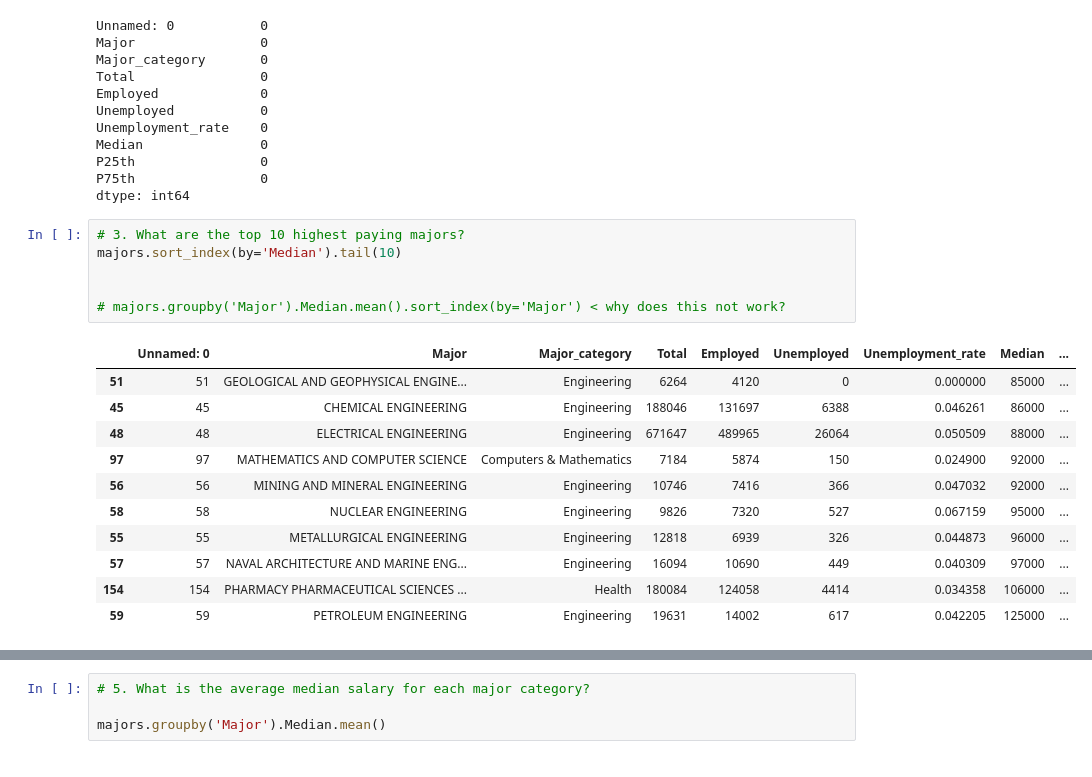
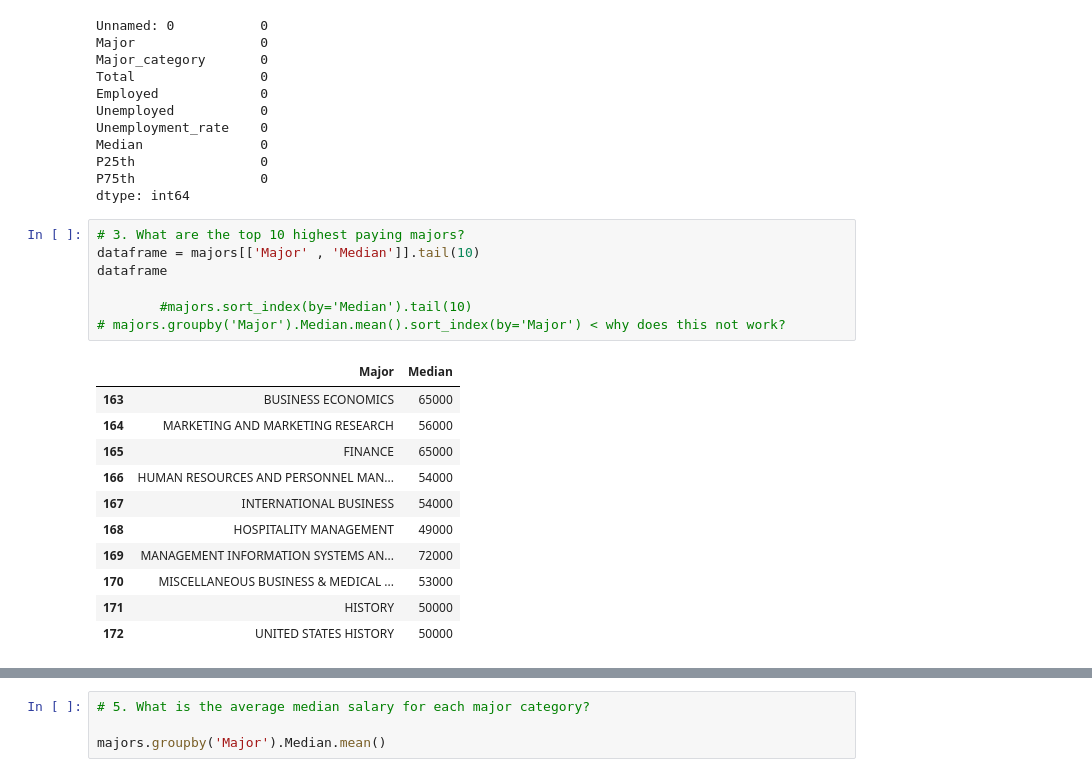
Before and after one commit to emelynchew91/sfdat22_work, a Jupyter notebook: hw1-Copy1.ipynb, the cells around one changed output, grey strips where cells are left out. Drawn from its saved outputs; the diff is of its cells as text.

```diff
--- a/hw1-Copy1.ipynb
+++ b/hw1-Copy1.ipynb
@@ -236,22 +236,23 @@ P75th                0
 dtype: int64
 # %%
 # 3. What are the top 10 highest paying majors?
-majors.sort_index(by='Median').tail(10)
+dataframe = majors[['Major' , 'Median']].tail(10)
+dataframe
 
-
+        #majors.sort_index(by='Median').tail(10)
 # majors.groupby('Major').Median.mean().sort_index(by='Major') < why does this not work?
 # %% [output]
-|  | Unnamed: 0 | Major | Major_category | Total | Employed | Unemployed | Unemployment_rate | Median | ... |
-| 51 | 51 | GEOLOGICAL AND GEOPHYSICAL ENGINE... | Engineering | 6264 | 4120 | 0 | 0.000000 | 85000 | ... |
-| 45 | 45 | CHEMICAL ENGINEERING | Engineering | 188046 | 131697 | 6388 | 0.046261 | 86000 | ... |
-| 48 | 48 | ELECTRICAL ENGINEERING | Engineering | 671647 | 489965 | 26064 | 0.050509 | 88000 | ... |
-| 97 | 97 | MATHEMATICS AND COMPUTER SCIENCE | Computers & Mathematics | 7184 | 5874 | 150 | 0.024900 | 92000 | ... |
-| 56 | 56 | MINING AND MINERAL ENGINEERING | Engineering | 10746 | 7416 | 366 | 0.047032 | 92000 | ... |
-| 58 | 58 | NUCLEAR ENGINEERING | Engineering | 9826 | 7320 | 527 | 0.067159 | 95000 | ... |
-| 55 | 55 | METALLURGICAL ENGINEERING | Engineering | 12818 | 6939 | 326 | 0.044873 | 96000 | ... |
-| 57 | 57 | NAVAL ARCHITECTURE AND MARINE ENG... | Engineering | 16094 | 10690 | 449 | 0.040309 | 97000 | ... |
-| 154 | 154 | PHARMACY PHARMACEUTICAL SCIENCES ... | Health | 180084 | 124058 | 4414 | 0.034358 | 106000 | ... |
-| 59 | 59 | PETROLEUM ENGINEERING | Engineering | 19631 | 14002 | 617 | 0.042205 | 125000 | ... |
+|  | Major | Median |
+| 163 | BUSINESS ECONOMICS | 65000 |
+| 164 | MARKETING AND MARKETING RESEARCH | 56000 |
+| 165 | FINANCE | 65000 |
+| 166 | HUMAN RESOURCES AND PERSONNEL MAN... | 54000 |
+| 167 | INTERNATIONAL BUSINESS | 54000 |
+| 168 | HOSPITALITY MANAGEMENT | 49000 |
+| 169 | MANAGEMENT INFORMATION SYSTEMS AN... | 72000 |
+| 170 | MISCELLANEOUS BUSINESS & MEDICAL ... | 53000 |
+| 171 | HISTORY | 50000 |
+| 172 | UNITED STATES HISTORY | 50000 |
 # %%
 # 4. Plot the data from the last question in a bar chart, include proper title, and labels!
 
```
Also changed, not shown: parts of 8 cells of this notebook.
